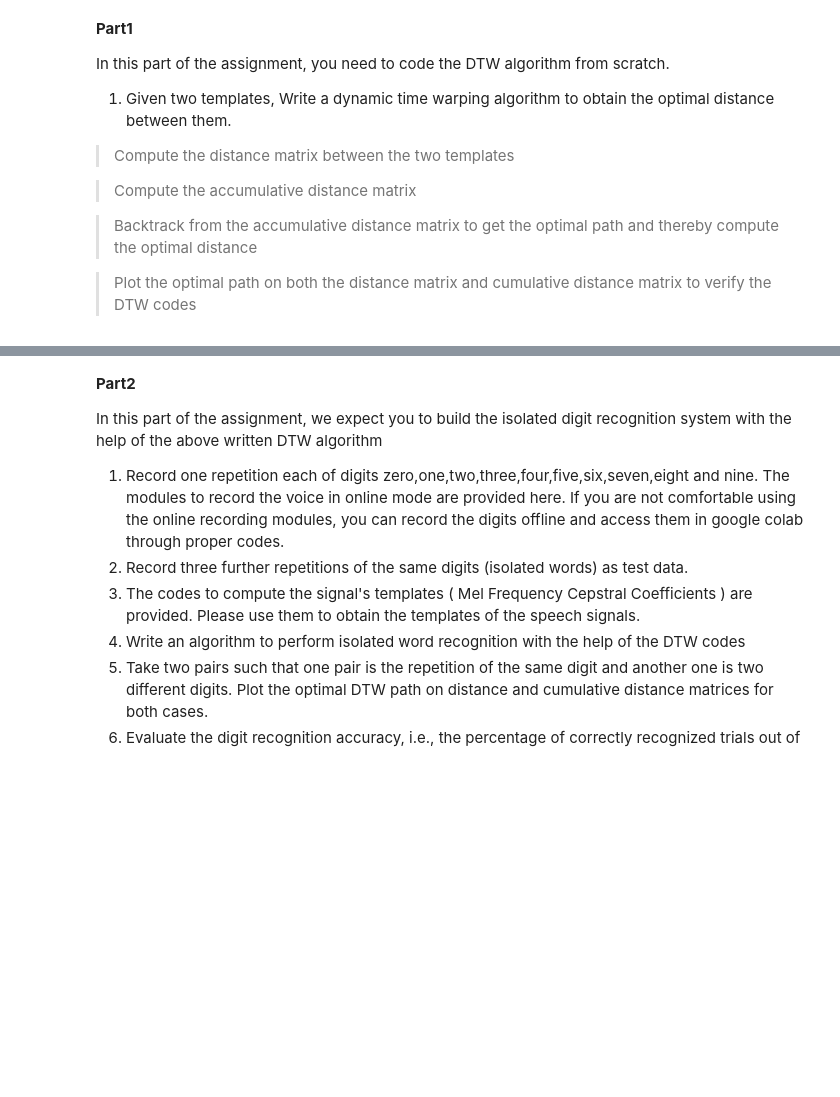
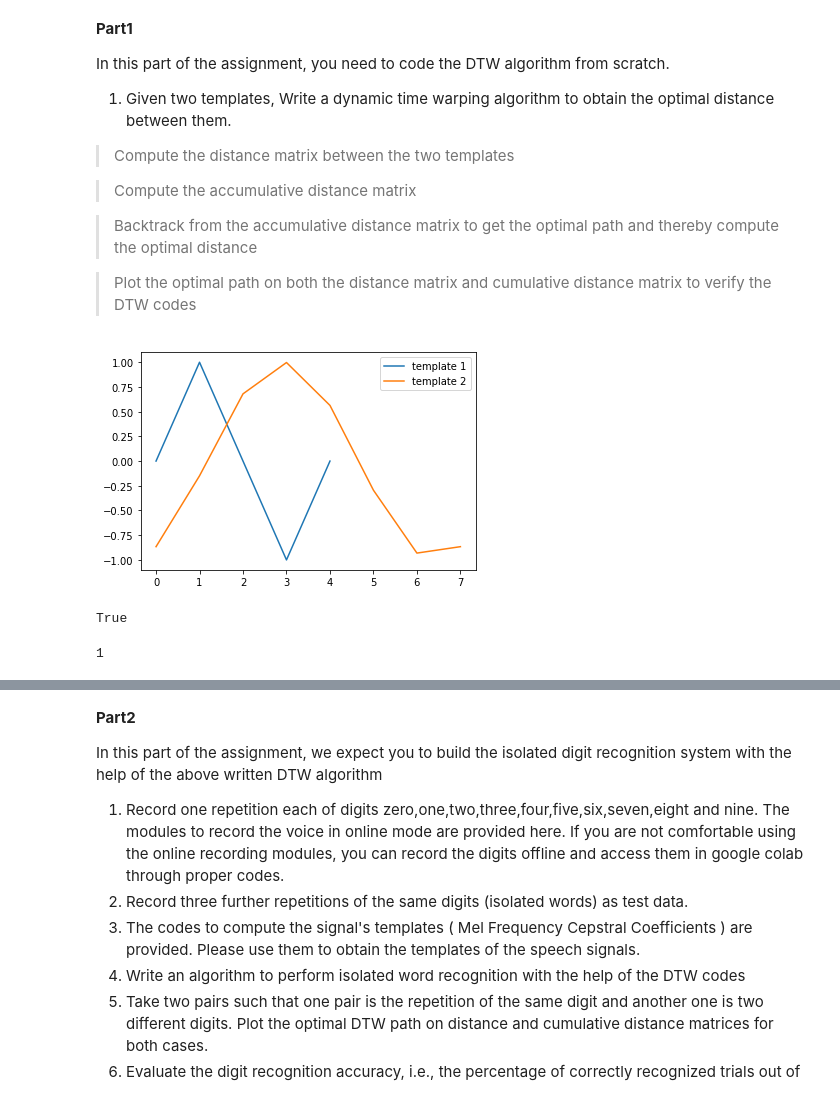
Before and after one commit to TUdayKiranReddy/PRML, a Jupyter notebook: Coding_assignments/Assignment_5/Programming_Assignment-05-DTW.ipynb, the cells around one changed output, grey strips where cells are left out. Cells and saved outputs as stored; diff of their text form; code cells hidden in the pictures; blank space fills up the shorter version.

```diff
--- a/Coding_assignments/Assignment_5/Programming_Assignment-05-DTW.ipynb
+++ b/Coding_assignments/Assignment_5/Programming_Assignment-05-DTW.ipynb
@@ -121,0 +206,20 @@ def plotDTWpath(template1,template2):
+# %%
+# t1 = np.array([3, 1, 2, 2, 1])
+# t2 = np.array([2, 0, 0, 3, 3, 1, 0])
+
+n = 5
+x = np.linspace(0, 1, n)
+t1 = np.sin(2*np.pi*x)
+x = np.linspace(0, 1, n+3)
+t2 = np.sin(2*np.pi*x - np.pi/3)
+
+plt.figure()
+plt.plot(t1, label="template 1")
+plt.plot(t2, label="template 2")
+plt.legend()
+plt.show()
+
+
+path, opt_dist, p, D, cum = DTW(t1.reshape(1, -1), t2.reshape(1, -1))
+# %% [output]
+[figure, added]
@@ -121,0 +228,9 @@ def plotDTWpath(template1,template2):
+# %%
+print(opt_dist == opt_distance)
+# %% [output]
+True
+# %%
+print(np.sum(np.logical_not(np.array(optimal_path[::-1]) - 1 == np.array(path))))
+print()
+# %% [output]
+1
```
Also changed, not shown: parts of 5 cells of this notebook, 1 other file.
